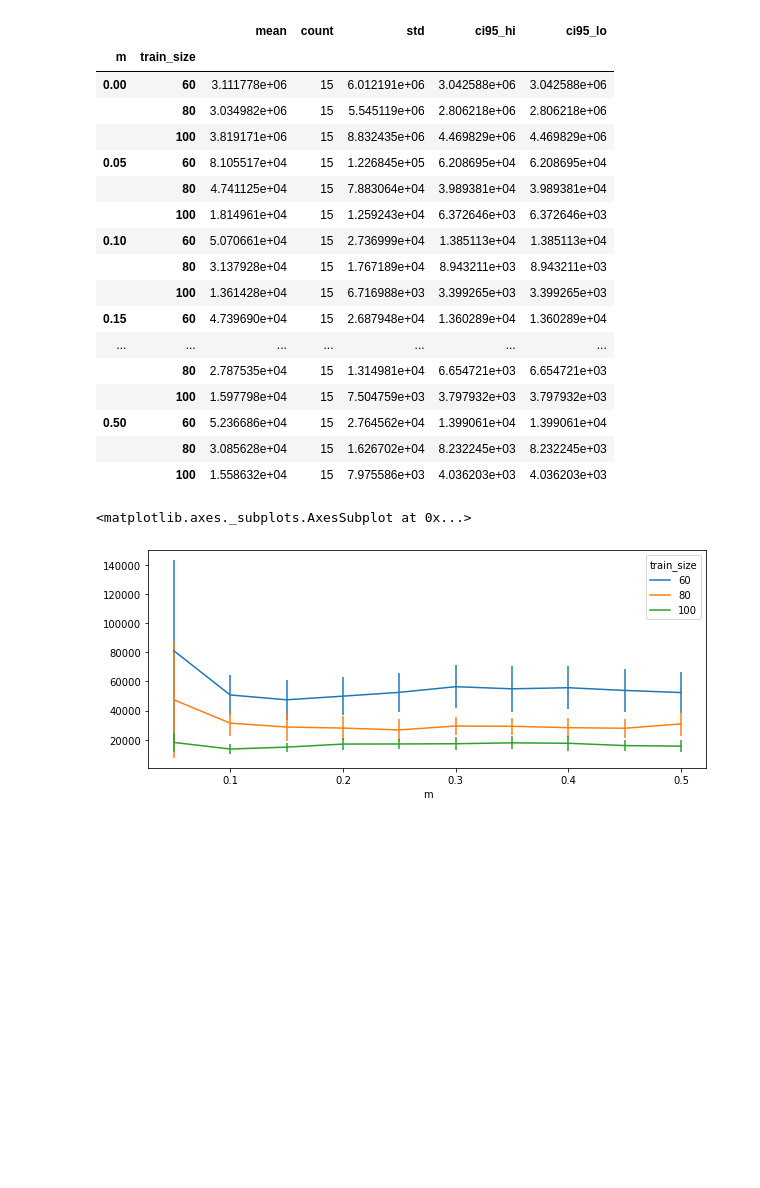
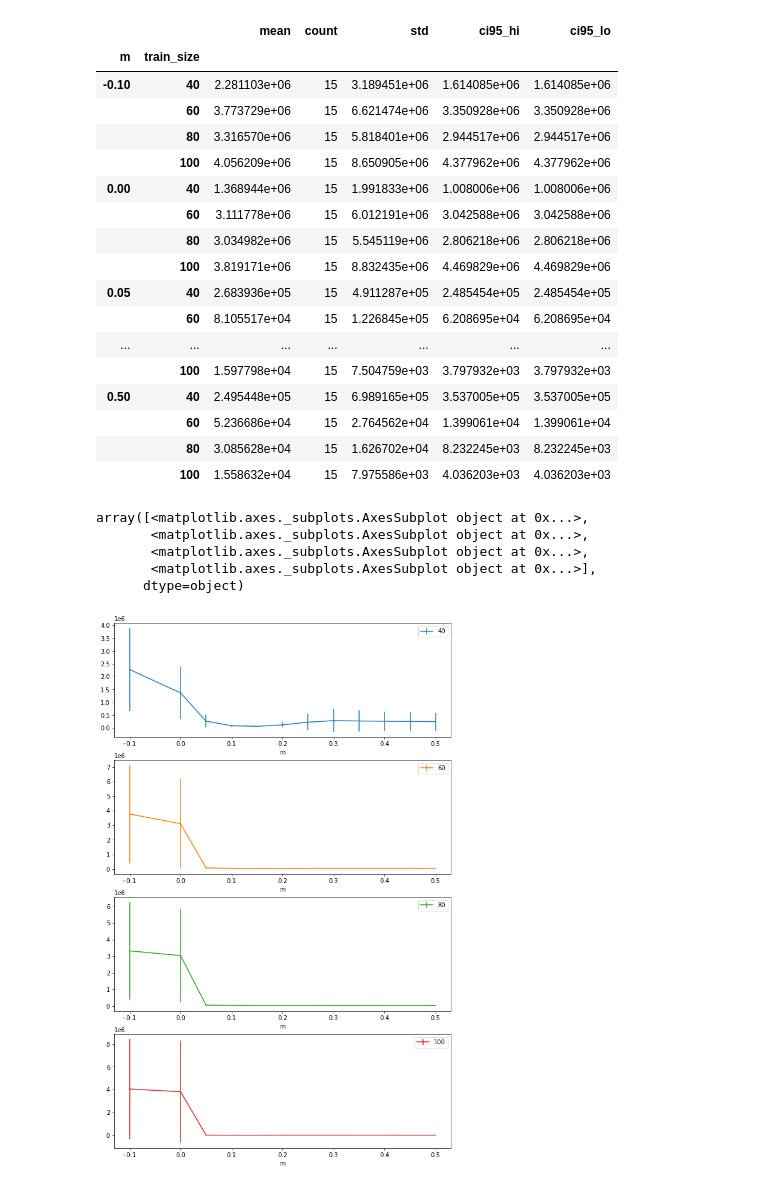
Before and after one commit to sailab-code/learning-sidarthe, a Jupyter notebook: analyze_momentum_train_size_experiments.ipynb, the cells around one changed output. Saved outputs shown, nothing was run; the diff lists cells and outputs as text; code cells hidden in the pictures; blank space fills up the shorter version.

```diff
--- a/analyze_momentum_train_size_experiments.ipynb
+++ b/analyze_momentum_train_size_experiments.ipynb
@@ -7,7 +7,10 @@ import numpy as np
 import math
 
 import pandas as pd
+import matplotlib.pyplot as plt
 
 from utils.analysys_utils import list_experiments_in_dir
+
+sns.set()
 # %%
 experiments_path = os.path.join(os.getcwd(), "runs", "momentum_train_size_exps", "sidarthe_extended", "Italy")
@@ -14,19 +20,33 @@ experiments_path = os.path.join(os.getcwd(), "runs", "momentum_train_size_exps",
 experiments = list_experiments_in_dir(experiments_path)
 # %%
-data = {
-    "m": [],
-    "train_size": [],
-    "val_loss": []
-}
+data = []
+indexes = []
+
 
 for exp in experiments:
     try: # avoid NaNs
-        data['val_loss'].append(exp['final']['best_epoch']['val_loss'])
-        data['m'].append(exp['settings']['m'])
-        data['train_size'].append(exp['settings']['train_size'])
+        val_loss = exp['final']['best_epoch']['val_loss']
     except:
-        print(exp['uuid'])
+        val_loss = np.nan
+        #print(f"{exp['uuid']}")
+    momentum = exp['settings']['momentum']
+    train_size = exp['settings']['train_size']
+
+    if(momentum):
+        m = exp['settings']['m']
+    else:
+        m = 'none'
+
+    indexes.append((m,train_size))
+
+    data.append({
+        'val_loss': val_loss,
+        "momentum": momentum,
+        "train_size": train_size,
+        "m": m
+    })
 
 
-df = pd.DataFrame(data)
-df = df[df['train_size'] != 40]
+index = pd.MultiIndex.from_tuples(indexes, names=['m','train_size'])
+df = pd.DataFrame(data, index=index)
+df
@@ -42,24 +122,28 @@ df_by_t_m
 # %% [output]
 |  |  | mean | count | std | ci95_hi | ci95_lo |
 | m | train_size |  |  |  |  |  |
-| 0.00 | 60 | 3.111778e+06 | 15 | 6.012191e+06 | 3.042588e+06 | 3.042588e+06 |
+| -0.10 | 40 | 2.281103e+06 | 15 | 3.189451e+06 | 1.614085e+06 | 1.614085e+06 |
+|  | 60 | 3.773729e+06 | 15 | 6.621474e+06 | 3.350928e+06 | 3.350928e+06 |
+|  | 80 | 3.316570e+06 | 15 | 5.818401e+06 | 2.944517e+06 | 2.944517e+06 |
+|  | 100 | 4.056209e+06 | 15 | 8.650905e+06 | 4.377962e+06 | 4.377962e+06 |
+| 0.00 | 40 | 1.368944e+06 | 15 | 1.991833e+06 | 1.008006e+06 | 1.008006e+06 |
+|  | 60 | 3.111778e+06 | 15 | 6.012191e+06 | 3.042588e+06 | 3.042588e+06 |
 |  | 80 | 3.034982e+06 | 15 | 5.545119e+06 | 2.806218e+06 | 2.806218e+06 |
 |  | 100 | 3.819171e+06 | 15 | 8.832435e+06 | 4.469829e+06 | 4.469829e+06 |
-| 0.05 | 60 | 8.105517e+04 | 15 | 1.226845e+05 | 6.208695e+04 | 6.208695e+04 |
-|  | 80 | 4.741125e+04 | 15 | 7.883064e+04 | 3.989381e+04 | 3.989381e+04 |
-|  | 100 | 1.814961e+04 | 15 | 1.259243e+04 | 6.372646e+03 | 6.372646e+03 |
-| 0.10 | 60 | 5.070661e+04 | 15 | 2.736999e+04 | 1.385113e+04 | 1.385113e+04 |
-|  | 80 | 3.137928e+04 | 15 | 1.767189e+04 | 8.943211e+03 | 8.943211e+03 |
-|  | 100 | 1.361428e+04 | 15 | 6.716988e+03 | 3.399265e+03 | 3.399265e+03 |
-| 0.15 | 60 | 4.739690e+04 | 15 | 2.687948e+04 | 1.360289e+04 | 1.360289e+04 |
+| 0.05 | 40 | 2.683936e+05 | 15 | 4.911287e+05 | 2.485454e+05 | 2.485454e+05 |
+|  | 60 | 8.105517e+04 | 15 | 1.226845e+05 | 6.208695e+04 | 6.208695e+04 |
 | ... | ... | ... | ... | ... | ... | ... |
-|  | 80 | 2.787535e+04 | 15 | 1.314981e+04 | 6.654721e+03 | 6.654721e+03 |
 |  | 100 | 1.597798e+04 | 15 | 7.504759e+03 | 3.797932e+03 | 3.797932e+03 |
-| 0.50 | 60 | 5.236686e+04 | 15 | 2.764562e+04 | 1.399061e+04 | 1.399061e+04 |
+| 0.50 | 40 | 2.495448e+05 | 15 | 6.989165e+05 | 3.537005e+05 | 3.537005e+05 |
+|  | 60 | 5.236686e+04 | 15 | 2.764562e+04 | 1.399061e+04 | 1.399061e+04 |
 |  | 80 | 3.085628e+04 | 15 | 1.626702e+04 | 8.232245e+03 | 8.232245e+03 |
 |  | 100 | 1.558632e+04 | 15 | 7.975586e+03 | 4.036203e+03 | 4.036203e+03 |
 # %%
-df_by_t_m[['mean', 'ci95_hi']].unstack()[0.05:].plot(y='mean', subplots=False, figsize=(10, 4), sharex=False, yerr='ci95_hi')
+df_by_t_m[['mean', 'ci95_hi']].unstack().plot(y='mean', subplots=True, figsize=(10, 16), sharex=False, yerr='ci95_hi')
 # %% [output]
-<matplotlib.axes._subplots.AxesSubplot at 0x...>
+array([<matplotlib.axes._subplots.AxesSubplot object at 0x...>,
+       <matplotlib.axes._subplots.AxesSubplot object at 0x...>,
+       <matplotlib.axes._subplots.AxesSubplot object at 0x...>,
+       <matplotlib.axes._subplots.AxesSubplot object at 0x...>],
+      dtype=object)
-[figure, old version]
+[figure, new version]
```
Also changed, not shown: parts of 6 cells of this notebook, 12 other files.
